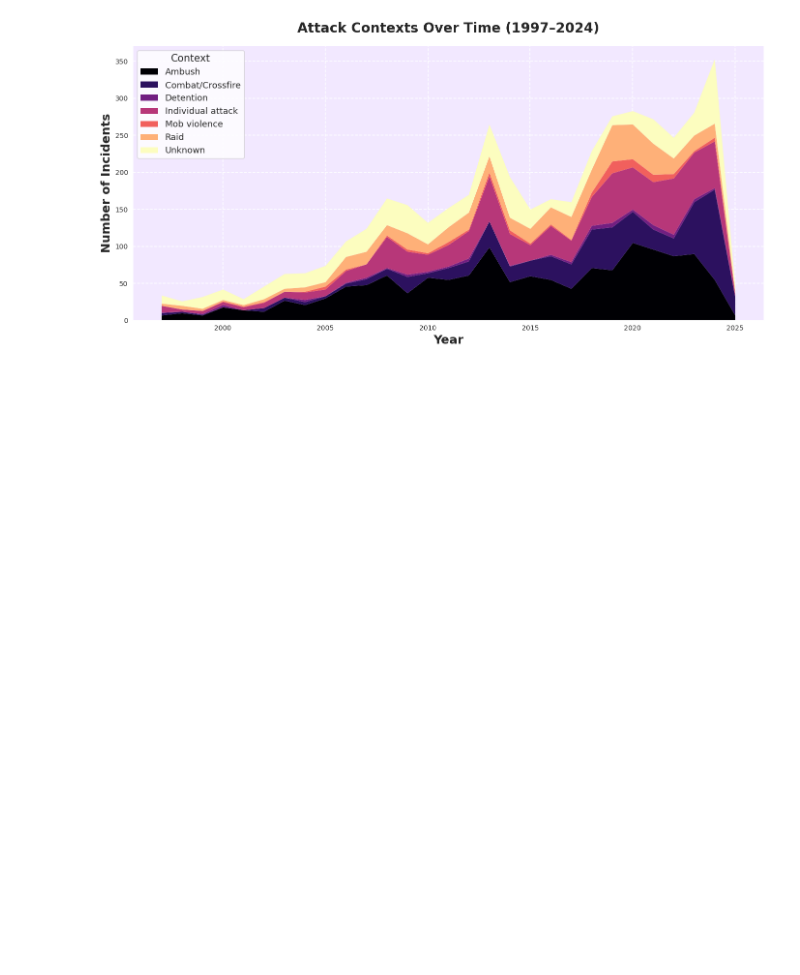
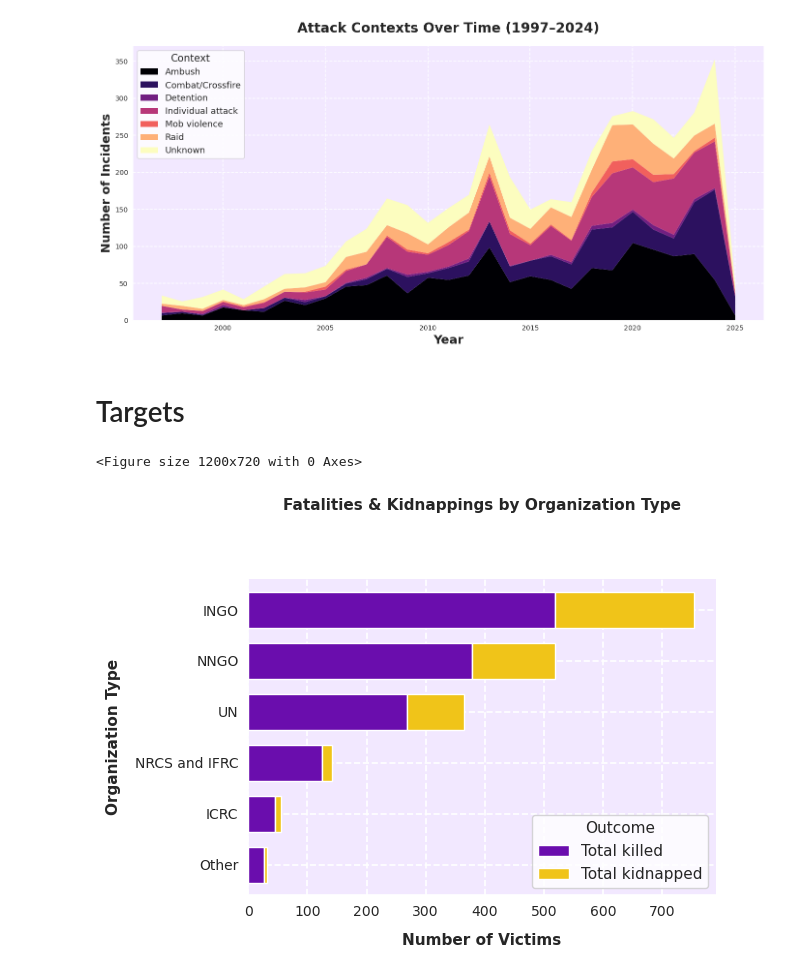
Before and after one commit to platinumfishes/data_visualization_project_2025, a Jupyter notebook: code/eda.ipynb, the cells around one changed output. Cells and saved outputs as stored; diff of their text form; code cells hidden in the pictures; blank space fills up the shorter version.

```diff
--- a/code/eda.ipynb
+++ b/code/eda.ipynb
@@ -564,3 +564,66 @@ plt.show()
 The get_cmap function was deprecated in Matplotlib 3.7 and will be removed in 3.11. Use ``matplotlib.colormaps[name]`` or ``matplotlib.colormaps.get_cmap()`` or ``pyplot.get_cmap()`` instead.
 <Figure size 1680x840 with 0 Axes>
 [figure]
+# %% [markdown]
+# Targets
+# %%
+import pandas as pd
+import matplotlib.pyplot as plt
+import seaborn as sns
+import matplotlib.cm as cm
+import matplotlib.colors as mcolors
+import os
+
+# ======================
+# DATA PREPARATION
+# ======================
+df = pd.read_csv("../data/security_incidents.csv")
+org_cols = ["UN", "INGO", "ICRC", "NRCS and IFRC", "NNGO", "Other"]
+df_combo = df[org_cols + ["Total killed", "Total kidnapped"]].fillna(0)
+melted = df_combo.melt(id_vars=["Total killed", "Total kidnapped"], var_name="Org_Type", value_name="Flag")
+stack_data = melted[melted["Flag"] == 1].groupby("Org_Type")[["Total killed", "Total kidnapped"]].sum()
+stack_data = stack_data.sort_values("Total killed", ascending=True)
+
+# ======================
+# VISUALIZATION
+# ======================
+custom_colors = {
+    "Total killed": "#6a0dad",  # royal purple
+    "Total kidnapped": "#f0c419"  # gold
+}
+
+plt.figure(figsize=(10, 6), dpi=120)
+ax = stack_data.plot(
+    kind="barh",
+    stacked=True,
+    color=[custom_colors[col] for col in stack_data.columns],
+    width=0.7,
+)
+
+# Title and axis
+ax.set_title("Fatalities & Kidnappings by Organization Type", fontsize=11, fontweight='bold', pad=50, loc='center')
+plt.xlabel("Number of Victims", fontsize=11, labelpad=10, fontweight='bold')
+plt.ylabel("Organization Type", fontsize=11, labelpad=10, fontweight='bold')
+
+# Style
+ax.set_facecolor('#f2e8ff')
+ax.grid(True, linestyle='--', linewidth=1.2, color='white')
+for spine in ['top', 'right']:
+    ax.spines[spine].set_visible(False)
+for spine in ['bottom', 'left']:
+    ax.spines[spine].set_linewidth(1.2)
+    ax.spines[spine].set_color('white')
+
+# Legend
+plt.legend(title="Outcome", fontsize=11, title_fontsize=11, loc="best")
+
+# ======================
+# SAVE OUTPUT
+# ======================
+output_path = "../assets/targets/org_type_stacked_final.png"
+plt.tight_layout()
+plt.savefig(output_path, bbox_inches='tight', facecolor=ax.get_facecolor())
+plt.show()
+# %% [output]
+<Figure size 1200x720 with 0 Axes>
+[figure, added]
```
Also changed, not shown: parts of 4 cells of this notebook, 31 other files.
